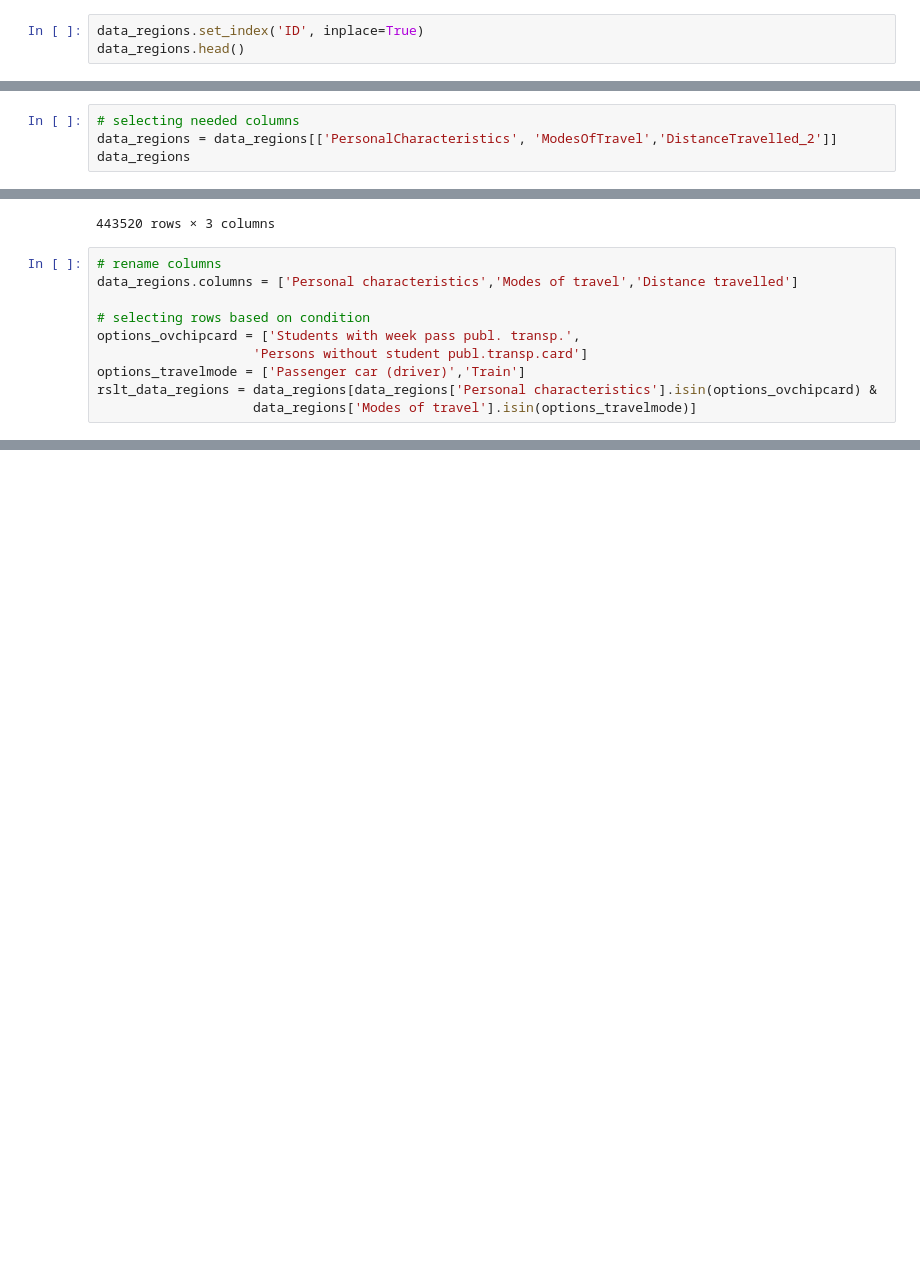
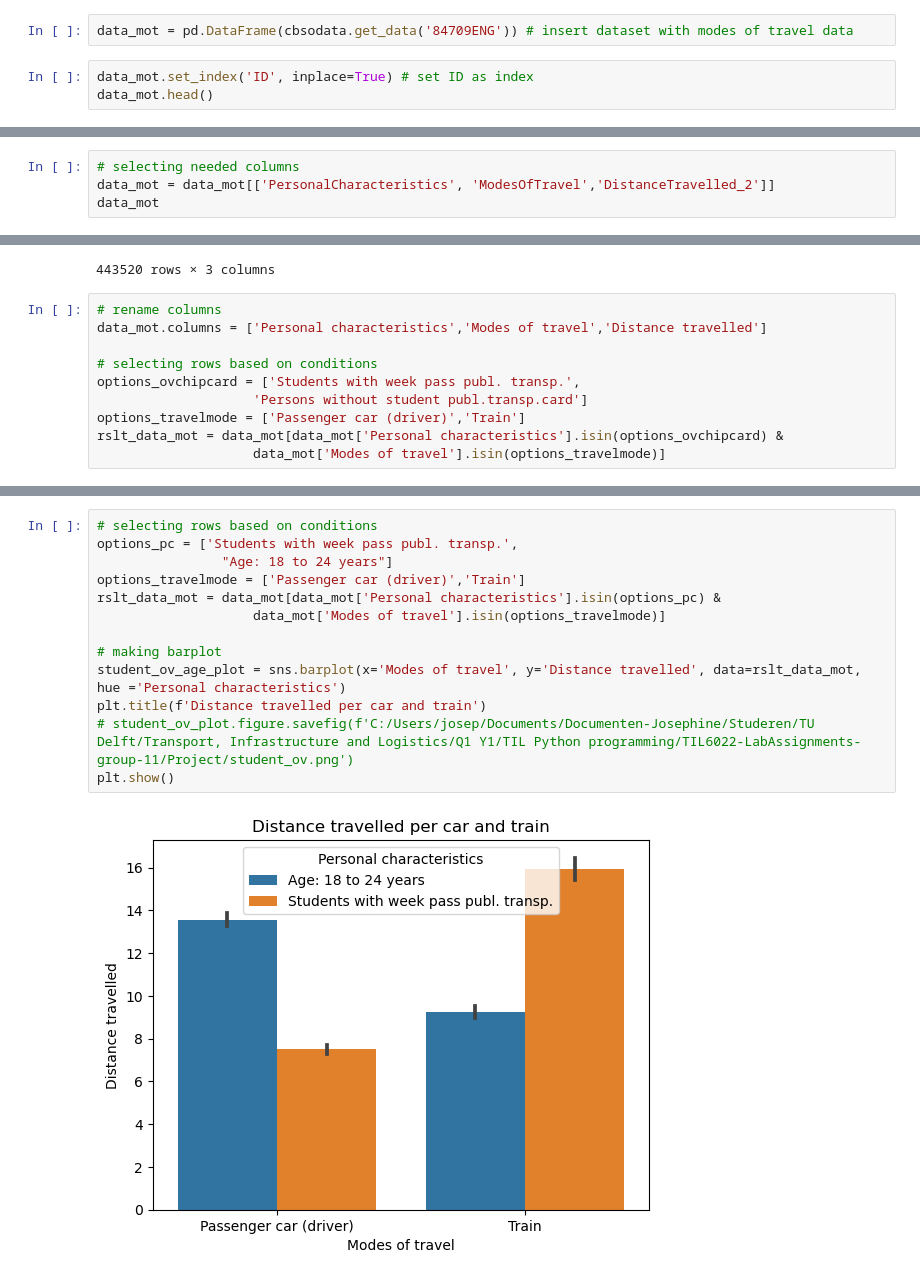
Before and after one commit to JosephineScholte/TIL6022-LabAssignments-group-11, a Jupyter notebook: Project/Driving_license_and_ov_chipcard.ipynb, the cells around one changed output, grey strips where cells are left out. Drawn from its saved outputs; the diff is of its cells as text; blank space fills up the shorter version.

Commit message:
Driving license and public transport

```diff
--- a/Project/Driving_license_and_ov_chipcard.ipynb
+++ b/Project/Driving_license_and_ov_chipcard.ipynb
@@ -11,6 +8,8 @@ data_pt = pd.DataFrame(cbsodata.get_data('84707ENG'))
+# %%
+data_mot = pd.DataFrame(cbsodata.get_data('84709ENG')) # insert dataset with modes of travel data
 # %%
-data_regions.set_index('ID', inplace=True)
-data_regions.head()
+data_mot.set_index('ID', inplace=True) # set ID as index
+data_mot.head()
 # %% [output]
 |  | Population | Sex | PersonalCharacteristics | ModesOfTravel | Margins | RegionCharacteristics | Periods | ... |
 | ID |  |  |  |  |  |  |  | ... |
@@ -21,8 +20,8 @@ data_regions.head()
 | 4 | Population 6 years or older | Total male and female | Total persons | Total | Value | Noord-Nederland (LD) | 2018 | ... |
 # %%
 # selecting needed columns
-data_regions = data_regions[['PersonalCharacteristics', 'ModesOfTravel','DistanceTravelled_2']]
-data_regions
+data_mot = data_mot[['PersonalCharacteristics', 'ModesOfTravel','DistanceTravelled_2']]
+data_mot
 # %% [output]
 |  | PersonalCharacteristics | ModesOfTravel | DistanceTravelled_2 |
 | ID |  |  |  |
@@ -40,13 +39,13 @@ data_regions
 443520 rows × 3 columns
 # %%
 # rename columns
-data_regions.columns = ['Personal characteristics','Modes of travel','Distance travelled']
+data_mot.columns = ['Personal characteristics','Modes of travel','Distance travelled']
 
-# selecting rows based on condition
+# selecting rows based on conditions
 options_ovchipcard = ['Students with week pass publ. transp.',
                     'Persons without student publ.transp.card']
 options_travelmode = ['Passenger car (driver)','Train']
-rslt_data_regions = data_regions[data_regions['Personal characteristics'].isin(options_ovchipcard) &
-                    data_regions['Modes of travel'].isin(options_travelmode)]
+rslt_data_mot = data_mot[data_mot['Personal characteristics'].isin(options_ovchipcard) &
+                    data_mot['Modes of travel'].isin(options_travelmode)]
 # %%
 # making barplot
@@ -58,0 +60,15 @@ plt.show()
+# %%
+# selecting rows based on conditions
+options_pc = ['Students with week pass publ. transp.',
+                "Age: 18 to 24 years"]
+options_travelmode = ['Passenger car (driver)','Train']
+rslt_data_mot = data_mot[data_mot['Personal characteristics'].isin(options_pc) &
+                    data_mot['Modes of travel'].isin(options_travelmode)]
+
+# making barplot
+student_ov_age_plot = sns.barplot(x='Modes of travel', y='Distance travelled', data=rslt_data_mot, hue ='Personal characteristics')
+plt.title(f'Distance travelled per car and train')
+# student_ov_plot.figure.savefig(f'C:/Users/josep/Documents/Documenten-Josephine/Studeren/TU Delft/Transport, Infrastructure and Logistics/Q1 Y1/TIL Python programming/TIL6022-LabAssignments-group-11/Project/student_ov.png')
+plt.show()
+# %% [output]
+[figure, added]
```
Also changed, not shown: parts of 4 cells of this notebook.
